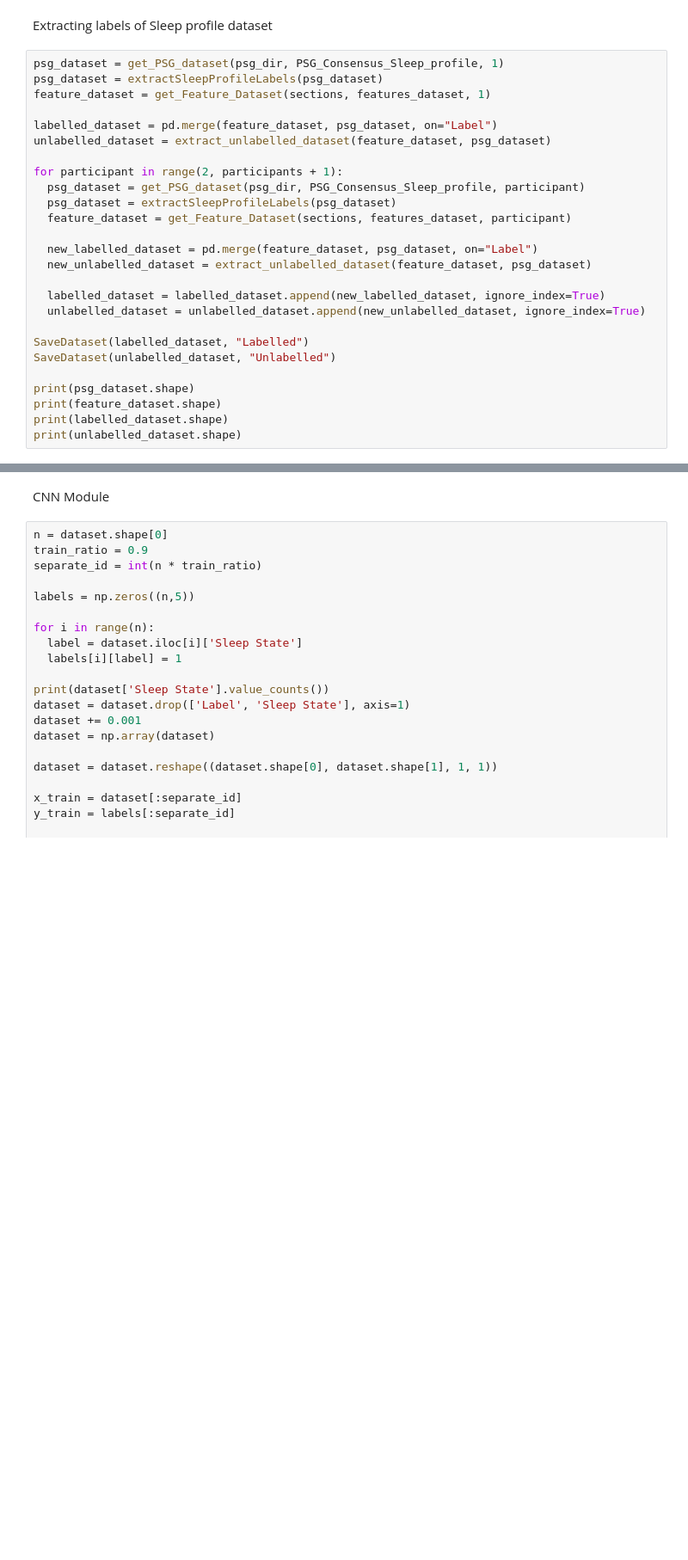
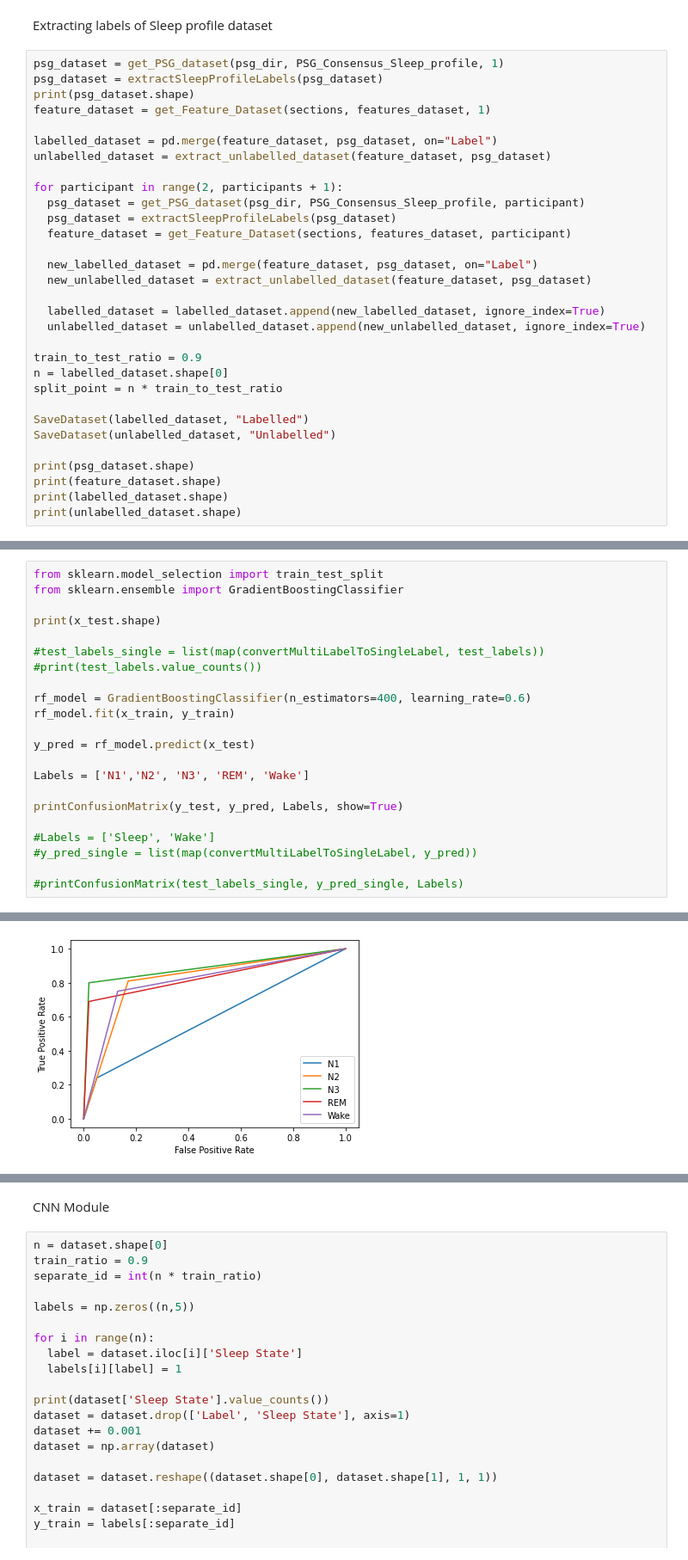
Before and after one commit to AmirKhak/Sleep-classifier, a Jupyter notebook: Pseudo-labeling/PseudoLabeling Self-supervised learning.ipynb, the cells around one changed output, grey strips where cells are left out. Shown at 86% size. Drawn from its saved outputs; the diff is of its cells as text; blank space fills up the shorter version.

```diff
--- a/Pseudo-labeling/PseudoLabeling Self-supervised learning.ipynb
+++ b/Pseudo-labeling/PseudoLabeling Self-supervised learning.ipynb
@@ -205,6 +193,7 @@ Extracting labels of Sleep profile dataset
 # %%
 psg_dataset = get_PSG_dataset(psg_dir, PSG_Consensus_Sleep_profile, 1)
 psg_dataset = extractSleepProfileLabels(psg_dataset)
+print(psg_dataset.shape)
 feature_dataset = get_Feature_Dataset(sections, features_dataset, 1)
 
 labelled_dataset = pd.merge(feature_dataset, psg_dataset, on="Label")
@@ -221,6 +210,10 @@ for participant in range(2, participants + 1):
   labelled_dataset = labelled_dataset.append(new_labelled_dataset, ignore_index=True)
   unlabelled_dataset = unlabelled_dataset.append(new_unlabelled_dataset, ignore_index=True)
 
+train_to_test_ratio = 0.9
+n = labelled_dataset.shape[0]
+split_point = n * train_to_test_ratio
+
 SaveDataset(labelled_dataset, "Labelled")
 SaveDataset(unlabelled_dataset, "Unlabelled")
 
@@ -266,0 +543,23 @@ file_name = os.path.join(features_dir, "Raw")
+# %%
+from sklearn.model_selection import train_test_split
+from sklearn.ensemble import GradientBoostingClassifier
+
+print(x_test.shape)
+
+#test_labels_single = list(map(convertMultiLabelToSingleLabel, test_labels))
+#print(test_labels.value_counts())
+
+rf_model = GradientBoostingClassifier(n_estimators=400, learning_rate=0.6)
+rf_model.fit(x_train, y_train)
+
+y_pred = rf_model.predict(x_test)
+
+Labels = ['N1','N2', 'N3', 'REM', 'Wake']
+
+printConfusionMatrix(y_test, y_pred, Labels, show=True)
+
+#Labels = ['Sleep', 'Wake']
+#y_pred_single = list(map(convertMultiLabelToSingleLabel, y_pred))
+
+#printConfusionMatrix(test_labels_single, y_pred_single, Labels)
+# %% [output]
@@ -266,0 +580 @@ file_name = os.path.join(features_dir, "Raw")
+[figure, added]
```
Also changed, not shown: parts of 40 cells of this notebook, 9 other files.
